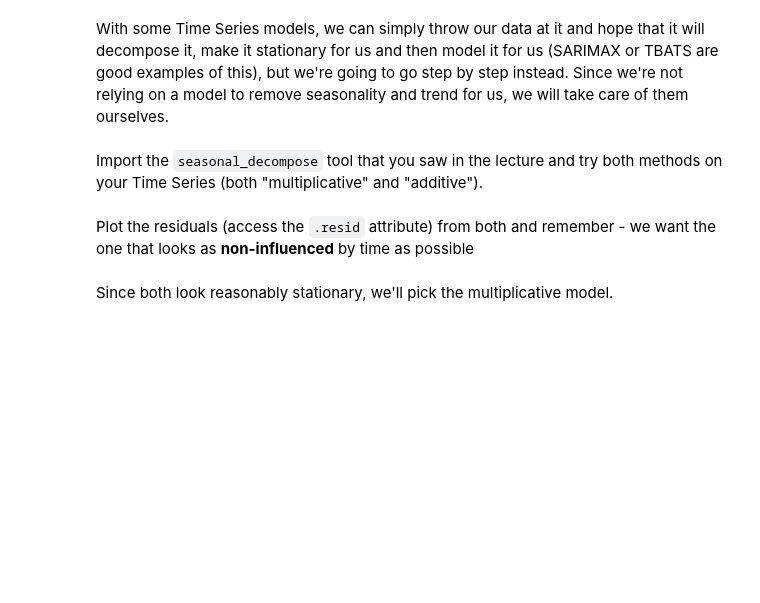
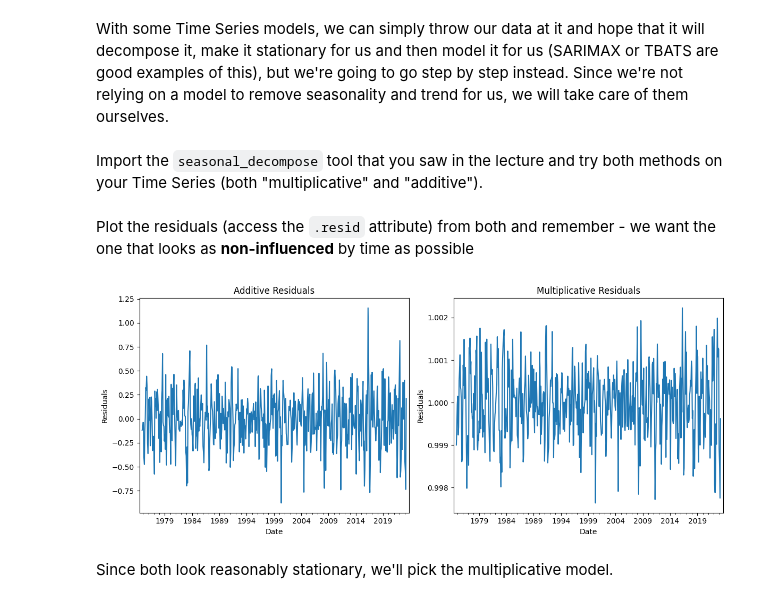
Before and after one commit to saranjthilak/data-arima-101, a Jupyter notebook: arima_seasonal_intro.ipynb, the cells around one changed output. Drawn from its saved outputs; the diff is of its cells as text; code cells hidden in the pictures; blank space fills up the shorter version.

Commit message:
Completed seasonal step

```diff
--- a/arima_seasonal_intro.ipynb
+++ b/arima_seasonal_intro.ipynb
@@ -289,4 +289,10 @@ With some Time Series models, we can simply throw our data at it and hope that i
 # %% [markdown]
 Import the `seasonal_decompose` tool that you saw in the lecture and try both methods on your Time Series (both "multiplicative" and "additive").
 # %%
-# YOUR CODE HERE
+from statsmodels.tsa.seasonal import seasonal_decompose
+
+# Perform additive decomposition
+additive_decomp = seasonal_decompose(monthly_interpolated["CO2 molfrac (ppm)"], model='additive')
+
+# Perform multiplicative decomposition
+multiplicative_decomp = seasonal_decompose(monthly_interpolated["CO2 molfrac (ppm)"], model='multiplicative')
@@ -297,4 +299,22 @@ Import the `seasonal_decompose` tool that you saw in the lecture and try both me
 # %% [markdown]
 Plot the residuals (access the `.resid` attribute) from both and remember - we want the one that looks as __non-influenced__ by time as possible
 # %%
-# YOUR CODE HERE
+import matplotlib.pyplot as plt
+
+# Plot residuals from additive decomposition
+plt.figure(figsize=(12, 5))
+plt.subplot(1, 2, 1)
+additive_decomp.resid.plot(title='Additive Residuals')
+plt.xlabel('Date')
+plt.ylabel('Residuals')
+
+# Plot residuals from multiplicative decomposition
+plt.subplot(1, 2, 2)
+multiplicative_decomp.resid.plot(title='Multiplicative Residuals')
+plt.xlabel('Date')
+plt.ylabel('Residuals')
+
+plt.tight_layout()
+plt.show()
+# %% [output]
+[figure, added]
```
Also changed, not shown: parts of 5 cells of this notebook, 1 other file.
